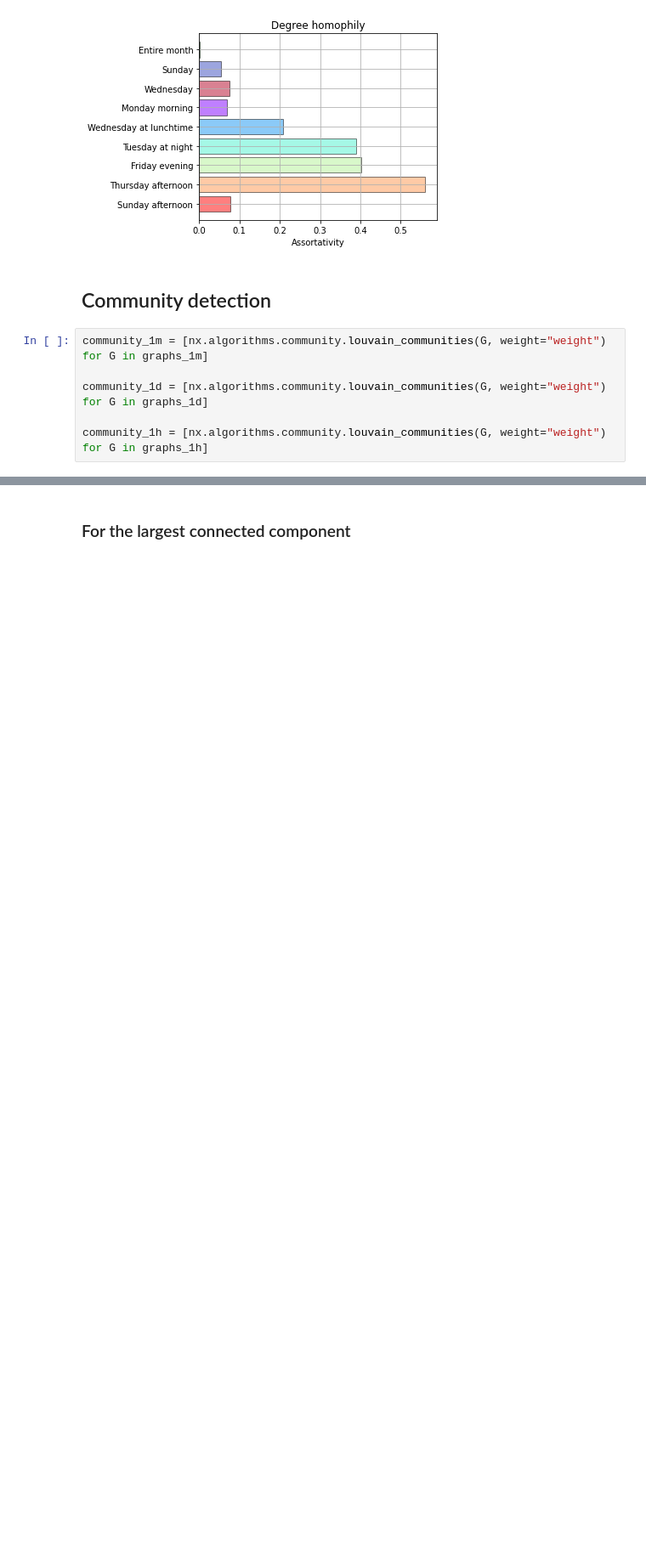
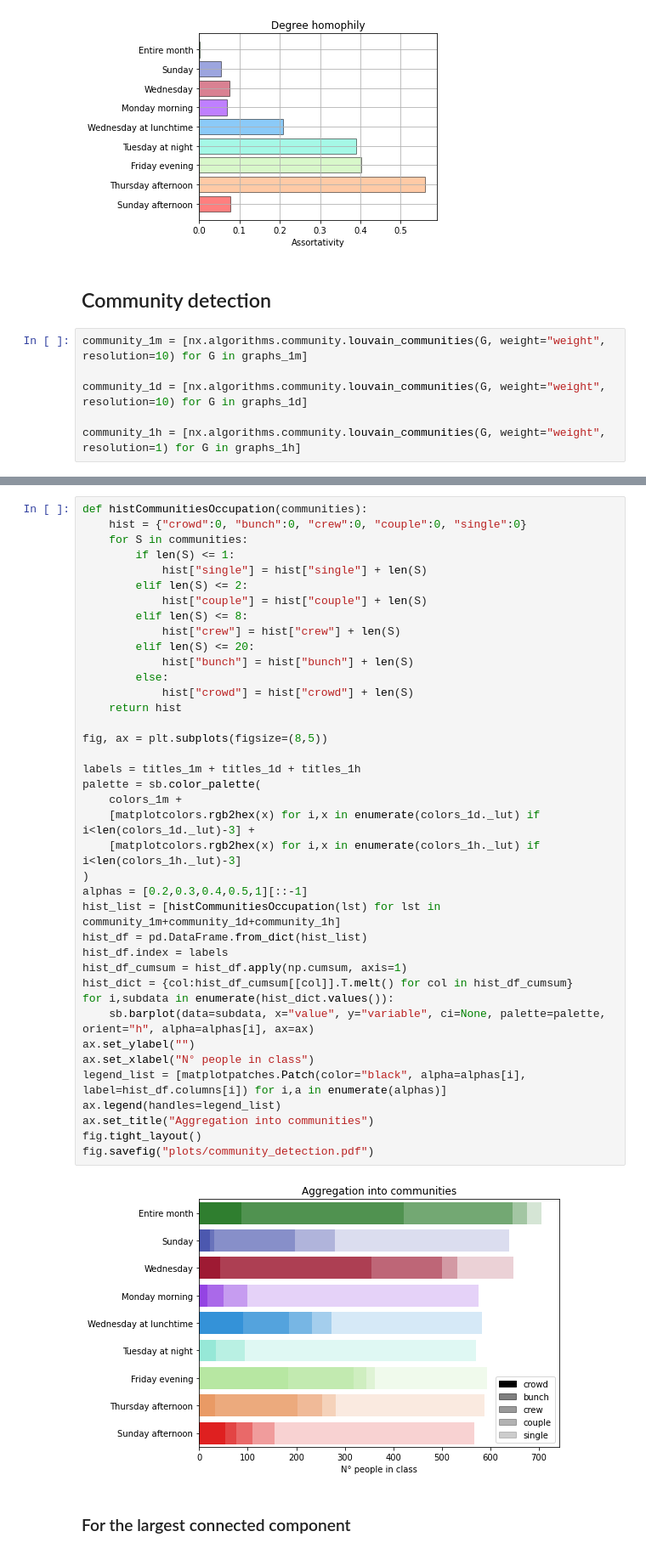
Before and after one commit to dariobaron/copenhagen_project, a Jupyter notebook: Dario_a_Copenhagen.ipynb, the cells around one changed output, grey strips where cells are left out. Shown at 85% size. Drawn from its saved outputs; the diff is of its cells as text; blank space fills up the shorter version.

Commit message:
community detection reworked

```diff
--- a/Dario_a_Copenhagen.ipynb
+++ b/Dario_a_Copenhagen.ipynb
@@ -749,8 +751,8 @@ fig.savefig("plots/degree_homophily.pdf")
 # %% [markdown]
 ## Community detection
 # %%
-community_1m = [nx.algorithms.community.louvain_communities(G, weight="weight") for G in graphs_1m]
+community_1m = [nx.algorithms.community.louvain_communities(G, weight="weight", resolution=10) for G in graphs_1m]
 
-community_1d = [nx.algorithms.community.louvain_communities(G, weight="weight") for G in graphs_1d]
+community_1d = [nx.algorithms.community.louvain_communities(G, weight="weight", resolution=10) for G in graphs_1d]
 
-community_1h = [nx.algorithms.community.louvain_communities(G, weight="weight") for G in graphs_1h]
+community_1h = [nx.algorithms.community.louvain_communities(G, weight="weight", resolution=1) for G in graphs_1h]
@@ -791,3 +759,44 @@ fig.savefig("plots/community_detection.pdf")
+# %%
+def histCommunitiesOccupation(communities):
+    hist = {"crowd":0, "bunch":0, "crew":0, "couple":0, "single":0}
+    for S in communities:
+        if len(S) <= 1:
+            hist["single"] = hist["single"] + len(S)
+        elif len(S) <= 2:
+            hist["couple"] = hist["couple"] + len(S)
+        elif len(S) <= 8:
+            hist["crew"] = hist["crew"] + len(S)
+        elif len(S) <= 20:
+            hist["bunch"] = hist["bunch"] + len(S)
+        else:
+            hist["crowd"] = hist["crowd"] + len(S)
+    return hist
+
+fig, ax = plt.subplots(figsize=(8,5))
+
+labels = titles_1m + titles_1d + titles_1h
+palette = sb.color_palette(
+    colors_1m +
+    [matplotcolors.rgb2hex(x) for i,x in enumerate(colors_1d._lut) if i<len(colors_1d._lut)-3] +
+    [matplotcolors.rgb2hex(x) for i,x in enumerate(colors_1h._lut) if i<len(colors_1h._lut)-3]
+)
+alphas = [0.2,0.3,0.4,0.5,1][::-1]
+hist_list = [histCommunitiesOccupation(lst) for lst in community_1m+community_1d+community_1h]
+hist_df = pd.DataFrame.from_dict(hist_list)
+hist_df.index = labels
+hist_df_cumsum = hist_df.apply(np.cumsum, axis=1)
+hist_dict = {col:hist_df_cumsum[[col]].T.melt() for col in hist_df_cumsum}
+for i,subdata in enumerate(hist_dict.values()):
+    sb.barplot(data=subdata, x="value", y="variable", ci=None, palette=palette, orient="h", alpha=alphas[i], ax=ax)
+ax.set_ylabel("")
+ax.set_xlabel("N° people in class")
+legend_list = [matplotpatches.Patch(color="black", alpha=alphas[i], label=hist_df.columns[i]) for i,a in enumerate(alphas)]
+ax.legend(handles=legend_list)
+ax.set_title("Aggregation into communities")
+fig.tight_layout()
+fig.savefig("plots/community_detection.pdf")
+# %% [output]
+[figure, added]
 # %% [markdown]
 ### For the largest connected component
 # %%
```
Also changed, not shown: parts of 2 cells of this notebook, 2 other files.
